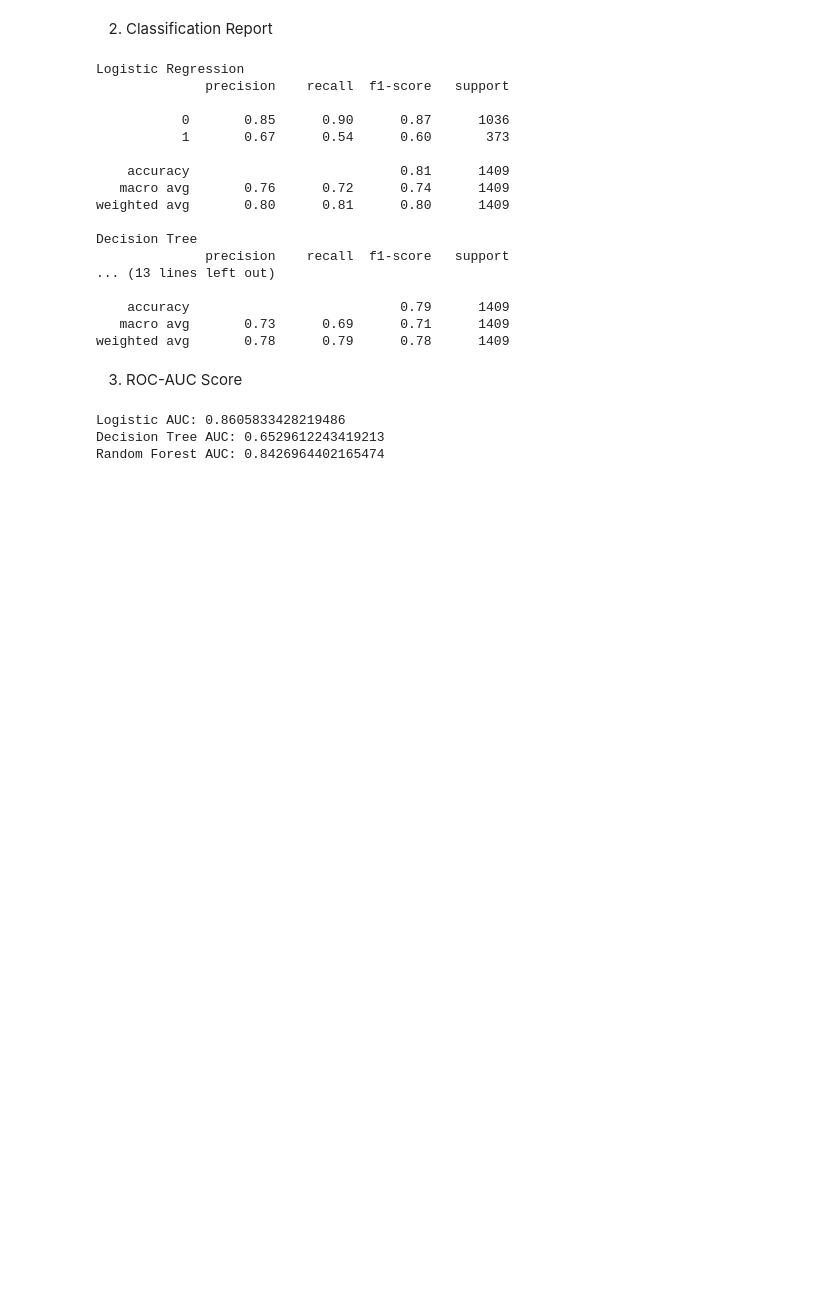
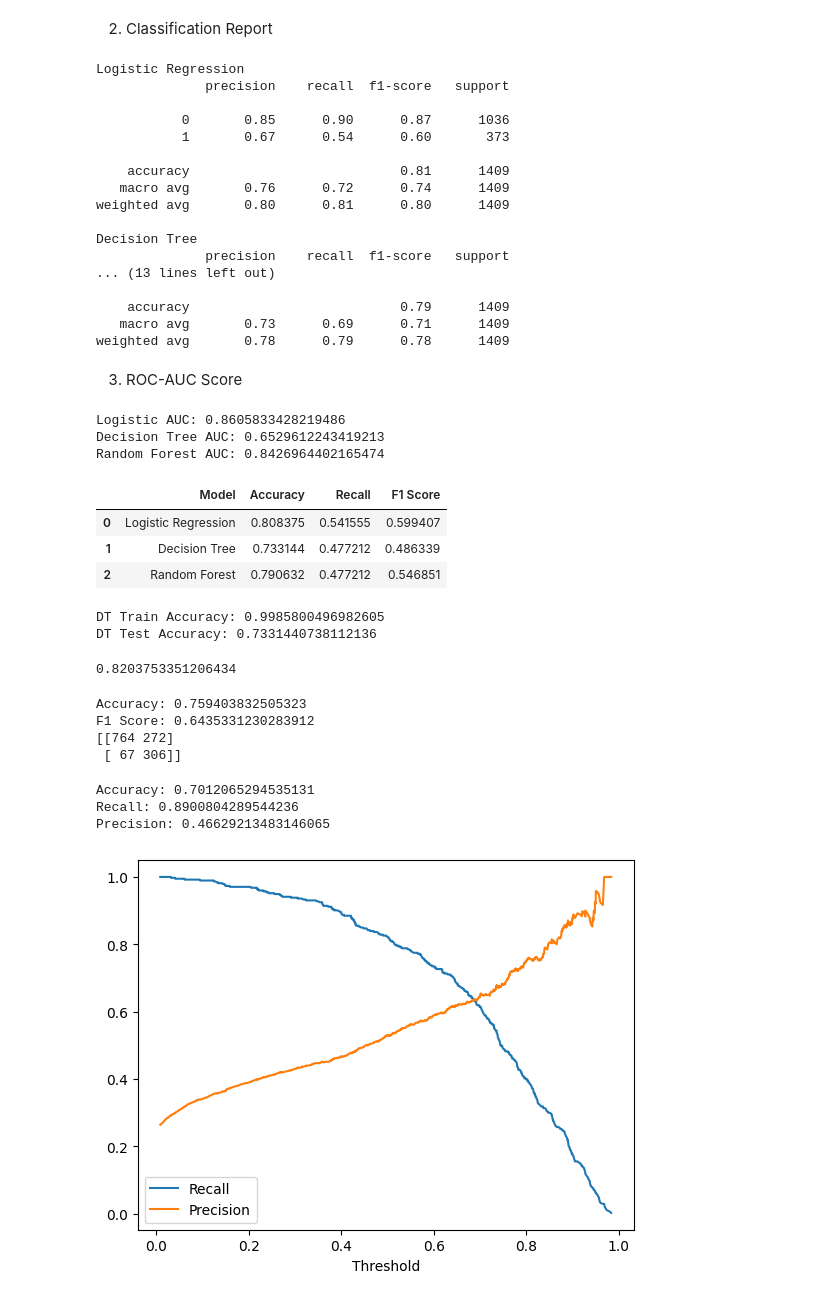
Before and after one commit to Prachi-Arora25/custormer-churn-project, a Jupyter notebook: churn_analysis.ipynb, the cells around one changed output. Saved outputs shown, nothing was run; the diff lists cells and outputs as text; code cells hidden in the pictures; blank space fills up the shorter version.

```diff
--- a/churn_analysis.ipynb
+++ b/churn_analysis.ipynb
@@ -421,0 +439,46 @@ Random Forest AUC: 0.8426964402165474
+# %%
+comparison = pd.DataFrame({
+    "Model": ["Logistic Regression", "Decision Tree", "Random Forest"],
+    "Accuracy": [log_acc, dt_acc, rf_acc],
+    "Recall": [log_recall, dt_recall, rf_recall],
+    "F1 Score": [log_f1, dt_f1, rf_f1]
+})
+
+comparison
+# %% [output]
+|  | Model | Accuracy | Recall | F1 Score |
+| 0 | Logistic Regression | 0.808375 | 0.541555 | 0.599407 |
+| 1 | Decision Tree | 0.733144 | 0.477212 | 0.486339 |
+| 2 | Random Forest | 0.790632 | 0.477212 | 0.546851 |
+# %%
+#Checking for overfitting
+print("DT Train Accuracy:", dt_model.score(X_train, y_train))
+print("DT Test Accuracy:", dt_model.score(X_test, y_test))
+# %% [output]
+DT Train Accuracy: 0.9985800496982605
+DT Test Accuracy: 0.7331440738112136
+# %%
+#Improving logistic model
+from sklearn.linear_model import LogisticRegression
+
+log_model = LogisticRegression(class_weight='balanced', max_iter=1000)
+log_model.fit(X_train, y_train)
+
+y_pred_log_bal = log_model.predict(X_test)
+# %%
+recall_score(y_test, y_pred_log_bal)
+# %% [output]
+0.8203753351206434
+# %%
+from sklearn.metrics import accuracy_score, f1_score, confusion_matrix
+
+print("Accuracy:", accuracy_score(y_test, y_pred_log_bal))
+print("F1 Score:", f1_score(y_test, y_pred_log_bal))
+print(confusion_matrix(y_test, y_pred_log_bal))
+# %% [output]
+Accuracy: 0.759403832505323
+F1 Score: 0.6435331230283912
+[[764 272]
+ [ 67 306]]
+# %%
+y_prob = log_model.predict_proba(X_test)[:, 1]
@@ -421,0 +487,23 @@ Random Forest AUC: 0.8426964402165474
+# %%
+from sklearn.metrics import recall_score, precision_score, accuracy_score
+
+print("Accuracy:", accuracy_score(y_test, y_pred_custom))
+print("Recall:", recall_score(y_test, y_pred_custom))
+print("Precision:", precision_score(y_test, y_pred_custom))
+# %% [output]
+Accuracy: 0.7012065294535131
+Recall: 0.8900804289544236
+Precision: 0.46629213483146065
+# %%
+from sklearn.metrics import precision_recall_curve
+import matplotlib.pyplot as plt
+
+precision, recall, thresholds = precision_recall_curve(y_test, y_prob)
+
+plt.plot(thresholds, recall[:-1], label="Recall")
+plt.plot(thresholds, precision[:-1], label="Precision")
+plt.xlabel("Threshold")
+plt.legend()
+plt.show()
+# %% [output]
+[figure, added]
```
Also changed, not shown: parts of 5 cells of this notebook.
